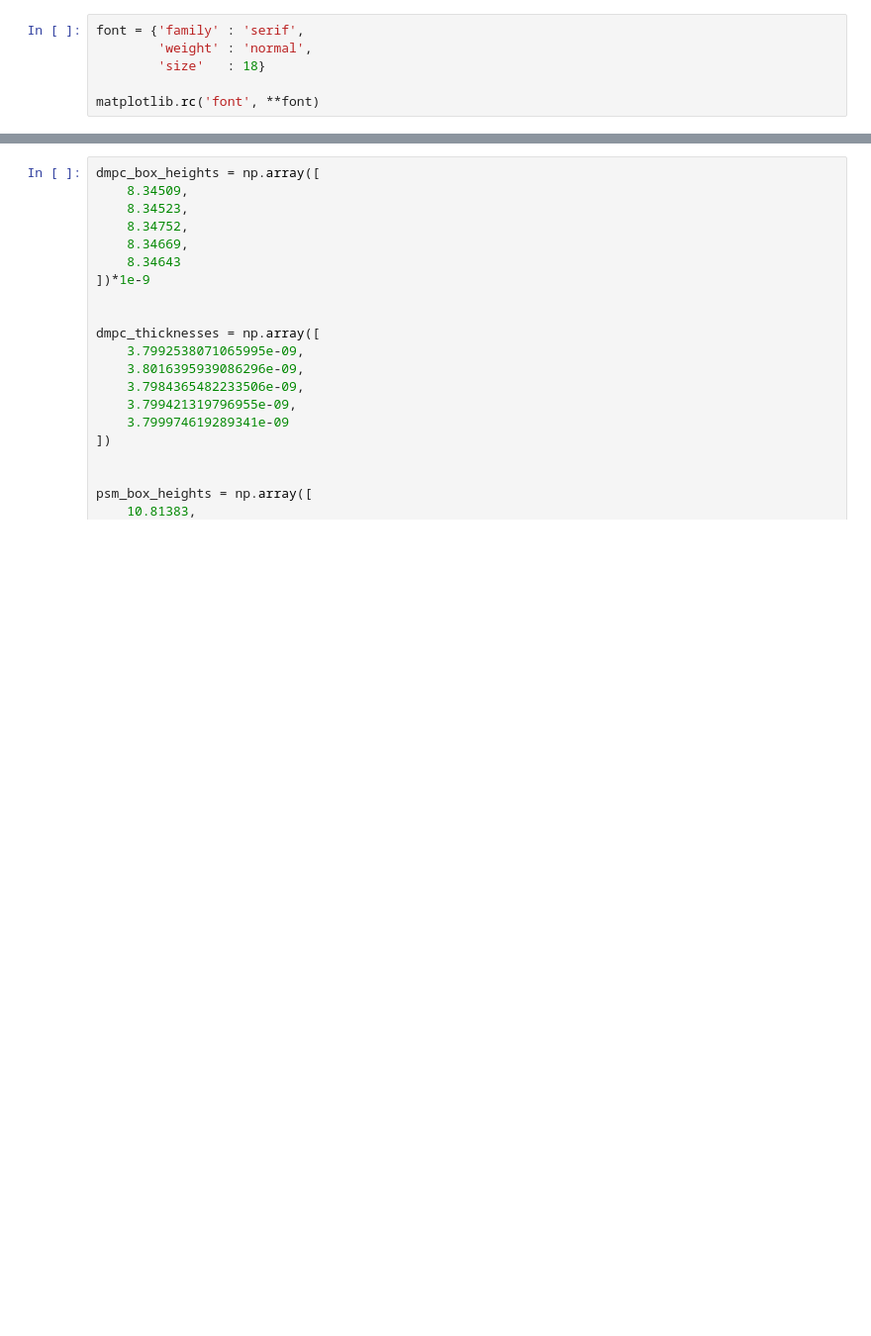
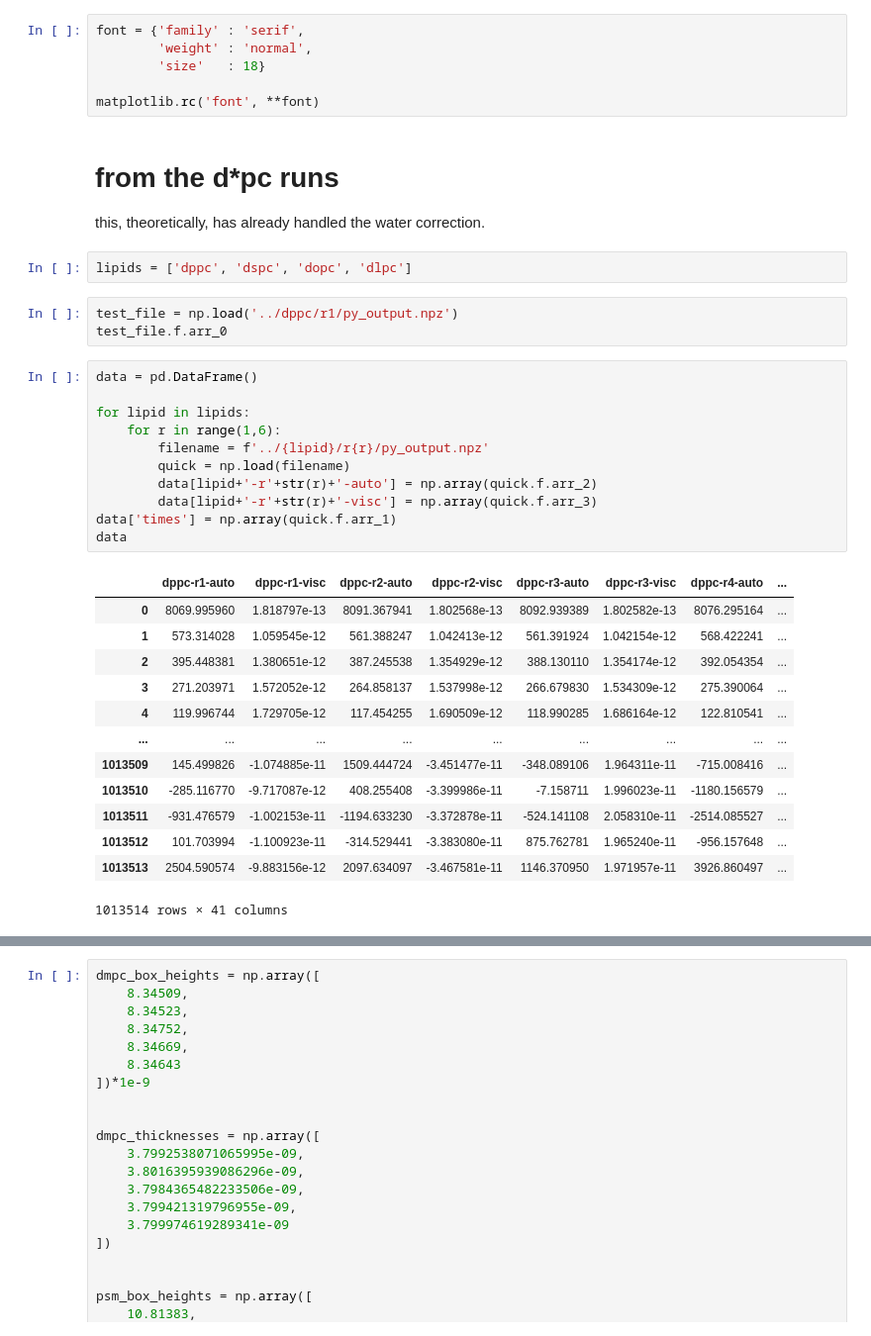
Before and after one commit to sheamusfitz/g-k-viscosity, a Jupyter notebook: 2fs-analysis.ipynb, the cells around one changed output, grey strips where cells are left out. Shown at 99% size. Drawn from its saved outputs; the diff is of its cells as text; blank space fills up the shorter version.

Commit message:
the automatic water correction works

```diff
--- a/2fs-analysis.ipynb
+++ b/2fs-analysis.ipynb
@@ -13,3 +13,36 @@ font = {'family' : 'serif',
         'size'   : 18}
 
 matplotlib.rc('font', **font)
+# %% [markdown]
+# from the d\*pc runs
+this, theoretically, has already handled the water correction.
+# %%
+lipids = ['dppc', 'dspc', 'dopc', 'dlpc']
+# %%
+test_file = np.load('../dppc/r1/py_output.npz')
+test_file.f.arr_0
+# %%
+data = pd.DataFrame()
+
+for lipid in lipids:
+    for r in range(1,6):
+        filename = f'../{lipid}/r{r}/py_output.npz'
+        quick = np.load(filename)
+        data[lipid+'-r'+str(r)+'-auto'] = np.array(quick.f.arr_2)
+        data[lipid+'-r'+str(r)+'-visc'] = np.array(quick.f.arr_3)
+data['times'] = np.array(quick.f.arr_1)
+data
+# %% [output]
+|  | dppc-r1-auto | dppc-r1-visc | dppc-r2-auto | dppc-r2-visc | dppc-r3-auto | dppc-r3-visc | dppc-r4-auto | ... |
+| 0 | 8069.995960 | 1.818797e-13 | 8091.367941 | 1.802568e-13 | 8092.939389 | 1.802582e-13 | 8076.295164 | ... |
+| 1 | 573.314028 | 1.059545e-12 | 561.388247 | 1.042413e-12 | 561.391924 | 1.042154e-12 | 568.422241 | ... |
+| 2 | 395.448381 | 1.380651e-12 | 387.245538 | 1.354929e-12 | 388.130110 | 1.354174e-12 | 392.054354 | ... |
+| 3 | 271.203971 | 1.572052e-12 | 264.858137 | 1.537998e-12 | 266.679830 | 1.534309e-12 | 275.390064 | ... |
+| 4 | 119.996744 | 1.729705e-12 | 117.454255 | 1.690509e-12 | 118.990285 | 1.686164e-12 | 122.810541 | ... |
+| ... | ... | ... | ... | ... | ... | ... | ... | ... |
+| 1013509 | 145.499826 | -1.074885e-11 | 1509.444724 | -3.451477e-11 | -348.089106 | 1.964311e-11 | -715.008416 | ... |
+| 1013510 | -285.116770 | -9.717087e-12 | 408.255408 | -3.399986e-11 | -7.158711 | 1.996023e-11 | -1180.156579 | ... |
+| 1013511 | -931.476579 | -1.002153e-11 | -1194.633230 | -3.372878e-11 | -524.141108 | 2.058310e-11 | -2514.085527 | ... |
+| 1013512 | 101.703994 | -1.100923e-11 | -314.529441 | -3.383080e-11 | 875.762781 | 1.965240e-11 | -956.157648 | ... |
+| 1013513 | 2504.590574 | -9.883156e-12 | 2097.634097 | -3.467581e-11 | 1146.370950 | 1.971957e-11 | 3926.860497 | ... |
+1013514 rows × 41 columns
```
Also changed, not shown: parts of 6 cells of this notebook.
